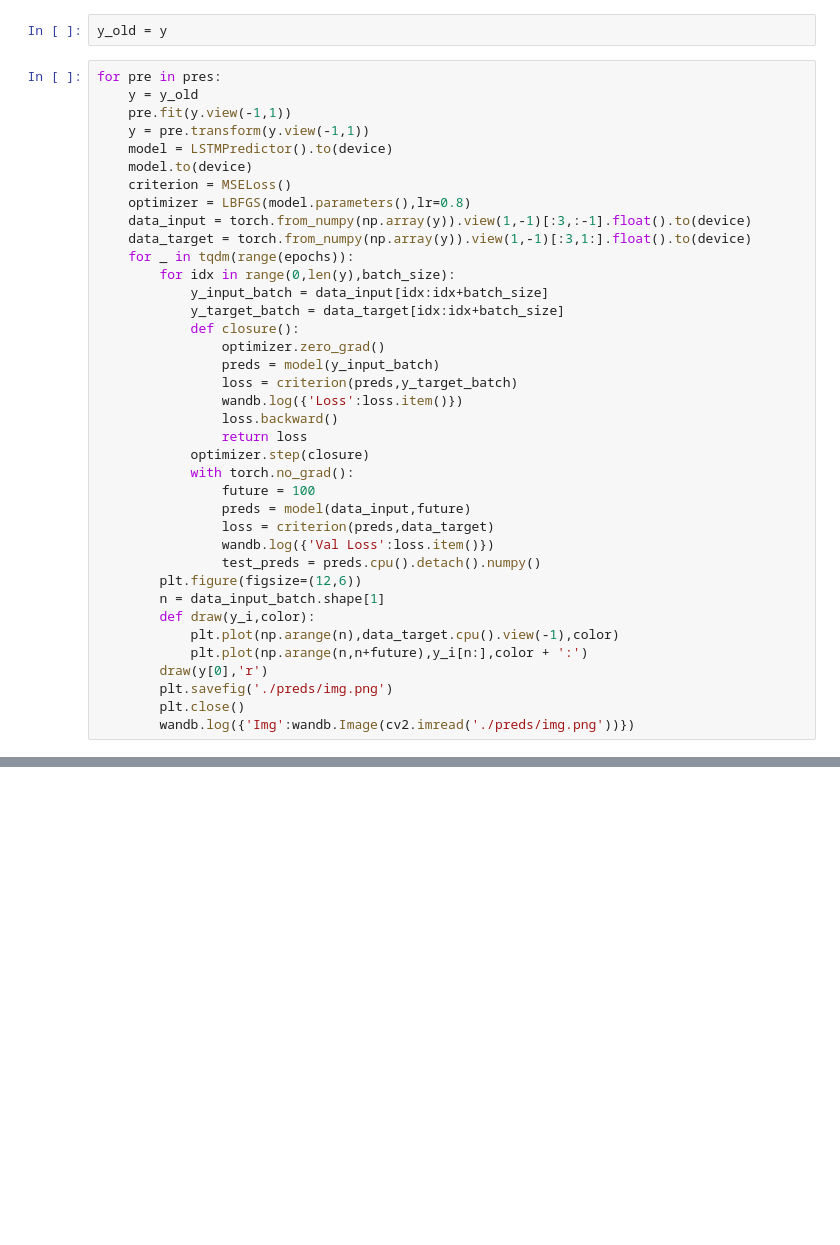
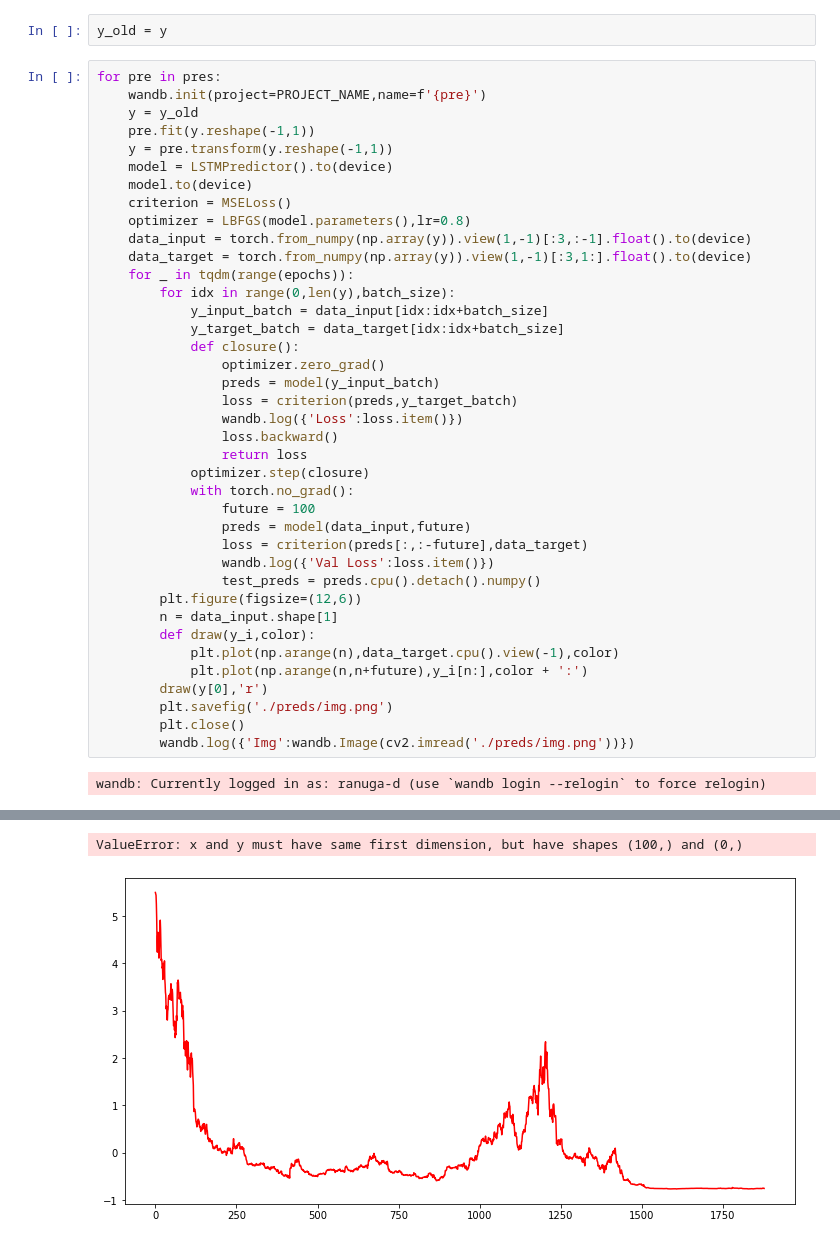
Before and after one commit to Programmer-RD-AI-Archive/Ethereum-Price-Prediction-Learning-PyTorch-RNN, a Jupyter notebook: 00.ipynb, the cells around one changed output, grey strips where cells are left out. Cells and saved outputs as stored; diff of their text form; blank space fills up the shorter version.

```diff
--- a/00.ipynb
+++ b/00.ipynb
@@ -169,9 +172,10 @@ pres = [StandardScaler(),RobustScaler(),MinMaxScaler(),MaxAbsScaler(),Normalizer
 y_old = y
 # %%
 for pre in pres:
+    wandb.init(project=PROJECT_NAME,name=f'{pre}')
     y = y_old
-    pre.fit(y.view(-1,1))
-    y = pre.transform(y.view(-1,1))
+    pre.fit(y.reshape(-1,1))
+    y = pre.transform(y.reshape(-1,1))
     model = LSTMPredictor().to(device)
     model.to(device)
     criterion = MSELoss()
@@ -193,11 +197,11 @@ for pre in pres:
             with torch.no_grad():
                 future = 100
                 preds = model(data_input,future)
-                loss = criterion(preds,data_target)
+                loss = criterion(preds[:,:-future],data_target)
                 wandb.log({'Val Loss':loss.item()})
                 test_preds = preds.cpu().detach().numpy()
         plt.figure(figsize=(12,6))
-        n = data_input_batch.shape[1]
+        n = data_input.shape[1]
         def draw(y_i,color):
             plt.plot(np.arange(n),data_target.cpu().view(-1),color)
             plt.plot(np.arange(n,n+future),y_i[n:],color + ':')
@@ -205,3 +209,5 @@ for pre in pres:
         plt.savefig('./preds/img.png')
         plt.close()
         wandb.log({'Img':wandb.Image(cv2.imread('./preds/img.png'))})
+# %% [output]
+wandb: Currently logged in as: ranuga-d (use `wandb login --relogin` to force relogin)
@@ -207,0 +219,2 @@ for pre in pres:
+ValueError: x and y must have same first dimension, but have shapes (100,) and (0,)
+[figure, added]
```
Also changed, not shown: parts of 3 cells of this notebook, 1 other file.
